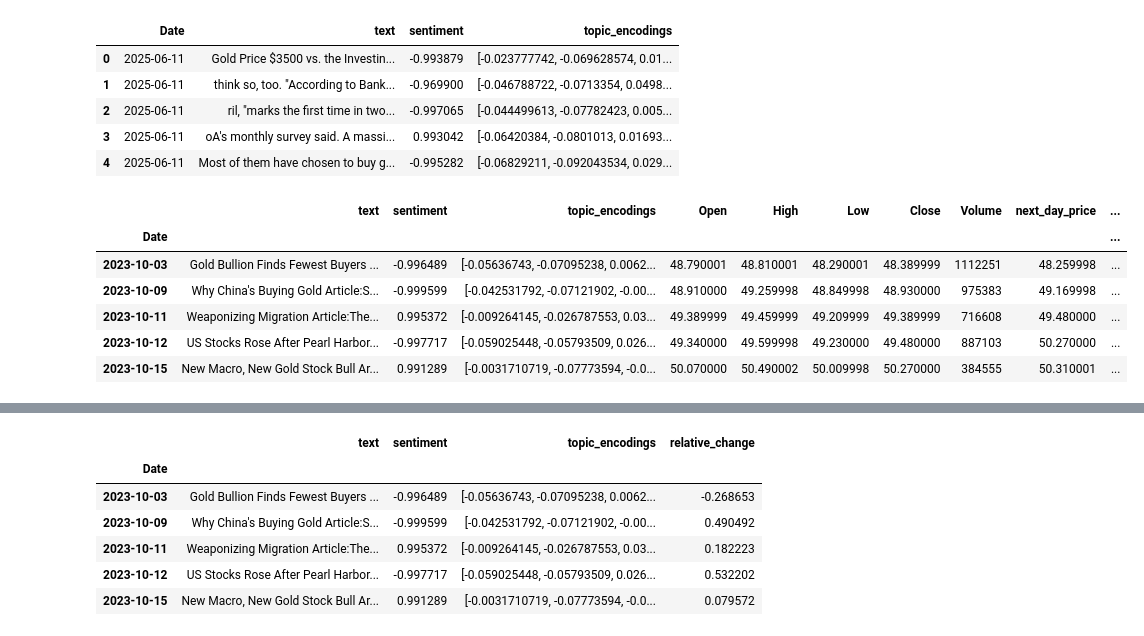
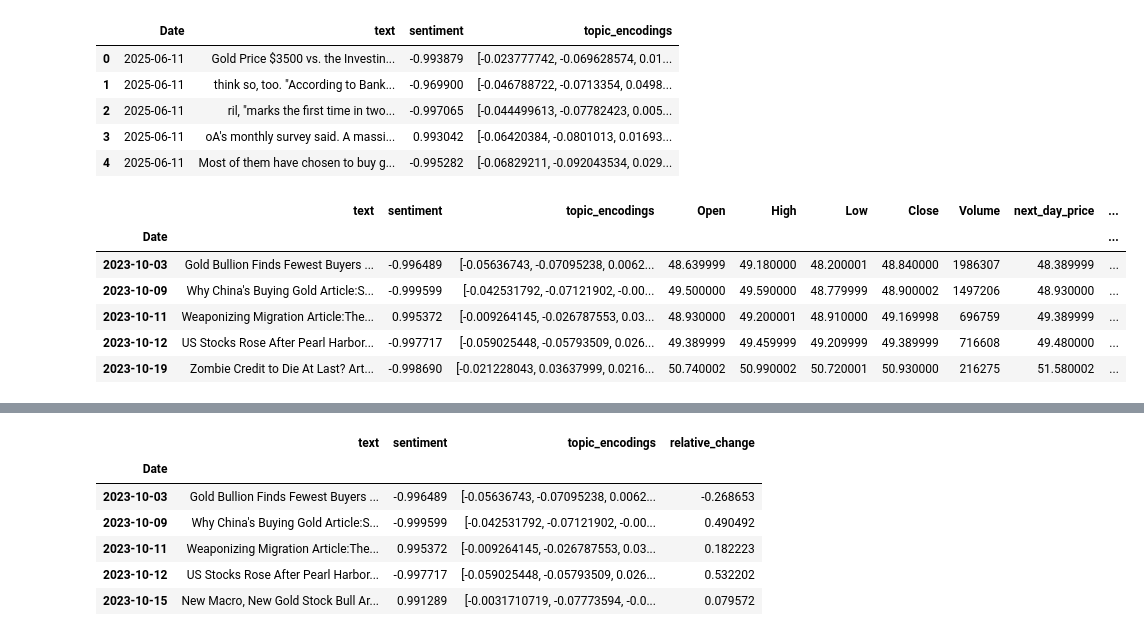
Before and after one commit to Adithya-Jayan/DL-7-25, a Jupyter notebook: Exploration_and_testing/Predictor_model/predictor_model.ipynb, the cells around one changed output, grey strips where cells are left out. Cells and saved outputs as stored; diff of their text form; code cells hidden in the pictures.

Commit message:
Fixed bug in date computing

```diff
--- a/Exploration_and_testing/Predictor_model/predictor_model.ipynb
+++ b/Exploration_and_testing/Predictor_model/predictor_model.ipynb
@@ -444,33 +444,34 @@ df_data.head()
 # %%
 #Merge above dataframe with our gold data.
 
 df_gold_premerge = df_gold.copy()
 df_data_premerge = df_data.copy()
 
 df_gold_premerge['Date'] = pd.to_datetime(df_gold_premerge['Date'])
 df_data_premerge['Date'] = pd.to_datetime(df_data_premerge['Date'])
 
 # Compute the relative change in price from one day to the next before merging.
 df_gold_premerge = df_gold_premerge.sort_values(by='Date').reset_index(drop=True)
 df_gold_premerge['next_day_price'] = df_gold_premerge['Close'].shift(-1)
-df_gold_premerge['day_gap'] = (df_gold_premerge['Date'].shift(-1) - df_gold_premerge['Date']).dt.days
+df_gold_premerge['next_day'] = df_gold_premerge['Date'].shift(-1)
+df_gold_premerge['day_gap'] = (df_gold_premerge['next_day'] - df_gold_premerge['Date']).dt.days
 df_gold_premerge['relative_change'] = (df_gold_premerge['next_day_price'] - df_gold_premerge['Close']) / df_gold_premerge['day_gap']
 
 #Make it a percentage change
 df_gold_premerge['relative_change'] = 100 * (df_gold_premerge['relative_change'] / df_gold_premerge['Close'])
 
-
-# We want to predict gold price for the next day. Data to use for prediction is the day before.
-df_gold_premerge['Date'] = df_gold_premerge['Date'] - pd.Timedelta(days=1)
+## Commenting out since we already have the change to the next day.
+# # We want to predict gold price for the next day. Data to use for prediction is the day before. ]
+# df_gold_premerge['Date'] = df_gold_premerge['Date'] - pd.Timedelta(days=1)
 
 # Perform the merge on the adjusted date
 merged_df = pd.merge(df_data_premerge, df_gold_premerge, on='Date', how='inner')
-merged_df.groupby('Date').first().head()
+merged_df.groupby('Date').first().sort_values(by='Date').head()
 # %% [output]
 |  | text | sentiment | topic_encodings | Open | High | Low | Close | Volume | next_day_price | ... |
 | Date |  |  |  |  |  |  |  |  |  | ... |
-| 2023-10-03 | Gold Bullion Finds Fewest Buyers ... | -0.996489 | [-0.05636743, -0.07095238, 0.0062... | 48.790001 | 48.810001 | 48.290001 | 48.389999 | 1112251 | 48.259998 | ... |
-| 2023-10-09 | Why China's Buying Gold Article:S... | -0.999599 | [-0.042531792, -0.07121902, -0.00... | 48.910000 | 49.259998 | 48.849998 | 48.930000 | 975383 | 49.169998 | ... |
-| 2023-10-11 | Weaponizing Migration Article:The... | 0.995372 | [-0.009264145, -0.026787553, 0.03... | 49.389999 | 49.459999 | 49.209999 | 49.389999 | 716608 | 49.480000 | ... |
-| 2023-10-12 | US Stocks Rose After Pearl Harbor... | -0.997717 | [-0.059025448, -0.05793509, 0.026... | 49.340000 | 49.599998 | 49.230000 | 49.480000 | 887103 | 50.270000 | ... |
-| 2023-10-15 | New Macro, New Gold Stock Bull Ar... | 0.991289 | [-0.0031710719, -0.07773594, -0.0... | 50.070000 | 50.490002 | 50.009998 | 50.270000 | 384555 | 50.310001 | ... |
+| 2023-10-03 | Gold Bullion Finds Fewest Buyers ... | -0.996489 | [-0.05636743, -0.07095238, 0.0062... | 48.639999 | 49.180000 | 48.200001 | 48.840000 | 1986307 | 48.389999 | ... |
+| 2023-10-09 | Why China's Buying Gold Article:S... | -0.999599 | [-0.042531792, -0.07121902, -0.00... | 49.500000 | 49.590000 | 48.779999 | 48.900002 | 1497206 | 48.930000 | ... |
+| 2023-10-11 | Weaponizing Migration Article:The... | 0.995372 | [-0.009264145, -0.026787553, 0.03... | 48.930000 | 49.200001 | 48.910000 | 49.169998 | 696759 | 49.389999 | ... |
+| 2023-10-12 | US Stocks Rose After Pearl Harbor... | -0.997717 | [-0.059025448, -0.05793509, 0.026... | 49.389999 | 49.459999 | 49.209999 | 49.389999 | 716608 | 49.480000 | ... |
+| 2023-10-19 | Zombie Credit to Die At Last? Art... | -0.998690 | [-0.021228043, 0.03637999, 0.0216... | 50.740002 | 50.990002 | 50.720001 | 50.930000 | 216275 | 51.580002 | ... |
```
Also changed, not shown: parts of 2 cells of this notebook.
